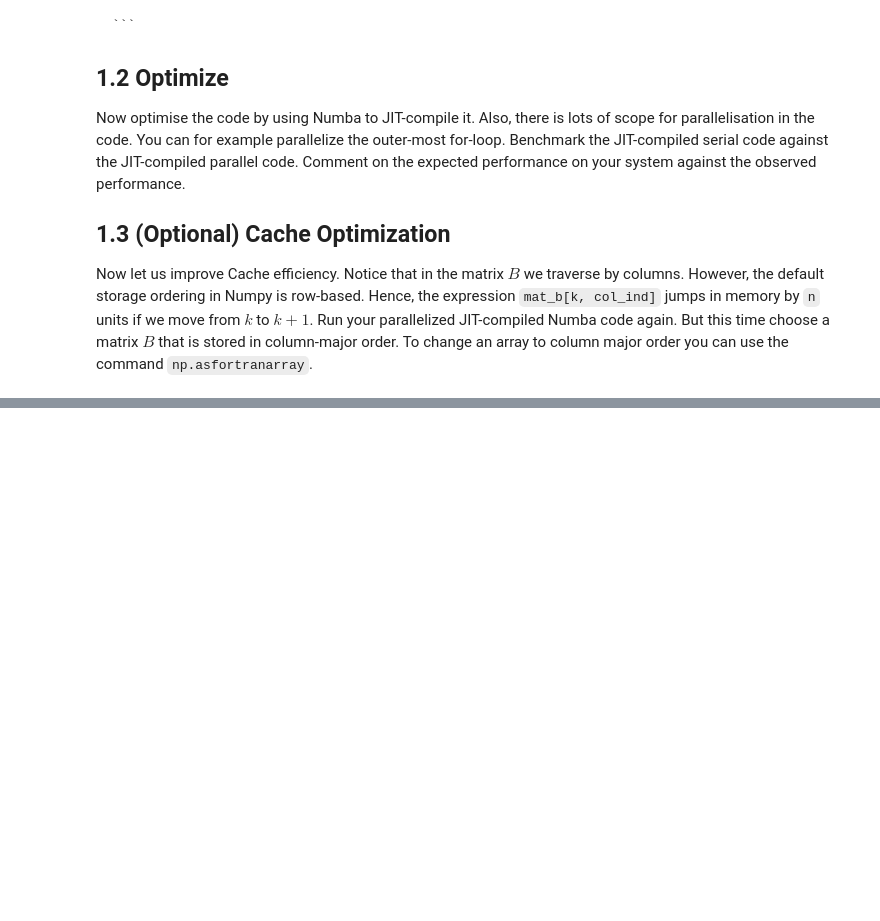
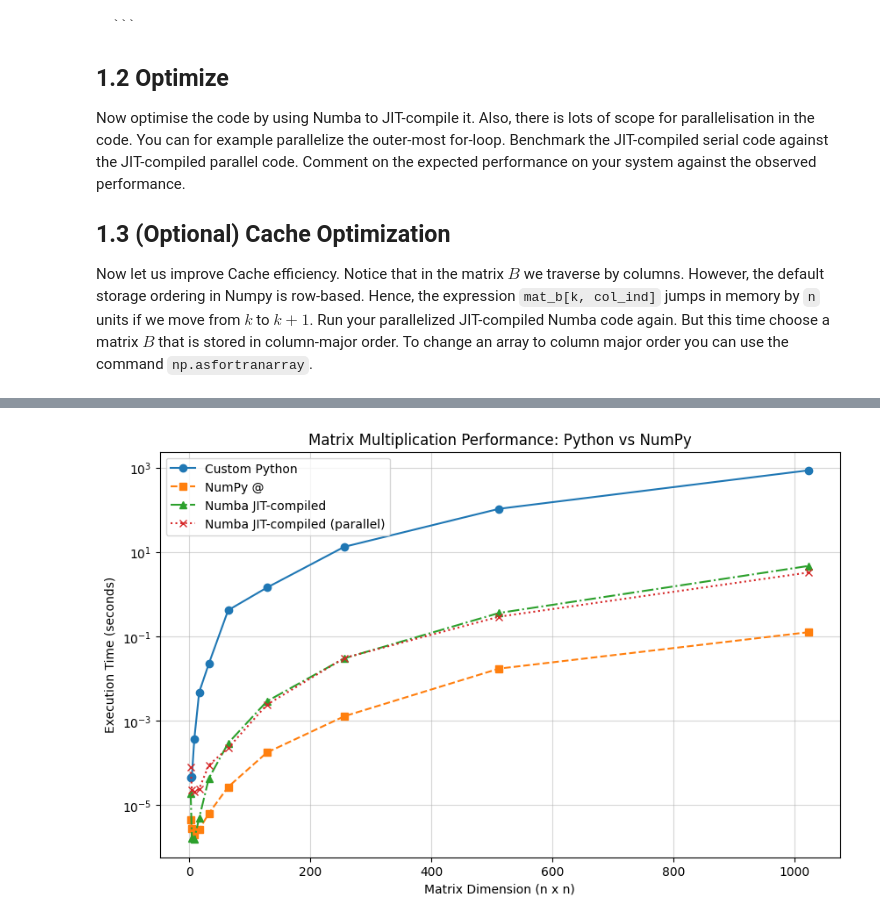
Before and after one commit to TheKerbecs/KISysteme26, a Jupyter notebook: block_1/Aufgabe_1.ipynb, the cells around one changed output, grey strips where cells are left out. Drawn from its saved outputs; the diff is of its cells as text; code cells hidden in the pictures; blank space fills up the shorter version.

```diff
--- a/block_1/Aufgabe_1.ipynb
+++ b/block_1/Aufgabe_1.ipynb
@@ -148,20 +153,22 @@ print(f"Parallel times: {parallel_times}")
 # %%
 import matplotlib.pyplot as plt
 
 plt.figure(figsize=(10, 6))
 
 plt.plot(dimensions, python_times, marker='o', linestyle='-', label='Custom Python')
 plt.plot(dimensions, numpy_times, marker='s', linestyle='--', label='NumPy @')
 plt.plot(dimensions, compile_times, marker='^', linestyle='-.', label='Numba JIT-compiled')
 plt.plot(dimensions, parallel_times, marker='x', linestyle=':', label='Numba JIT-compiled (parallel)')
 
-#plt.yscale('log')
+plt.yscale('log')
 
 plt.xlabel('Matrix Dimension (n x n)')
 plt.ylabel('Execution Time (seconds)')
 plt.title('Matrix Multiplication Performance: Python vs NumPy')
 
 plt.legend()
 plt.grid(True, which="both", ls="-", alpha=0.5)
 
 plt.show()
+# %% [output]
+[figure, added]
```
Also changed, not shown: parts of 2 cells of this notebook.
